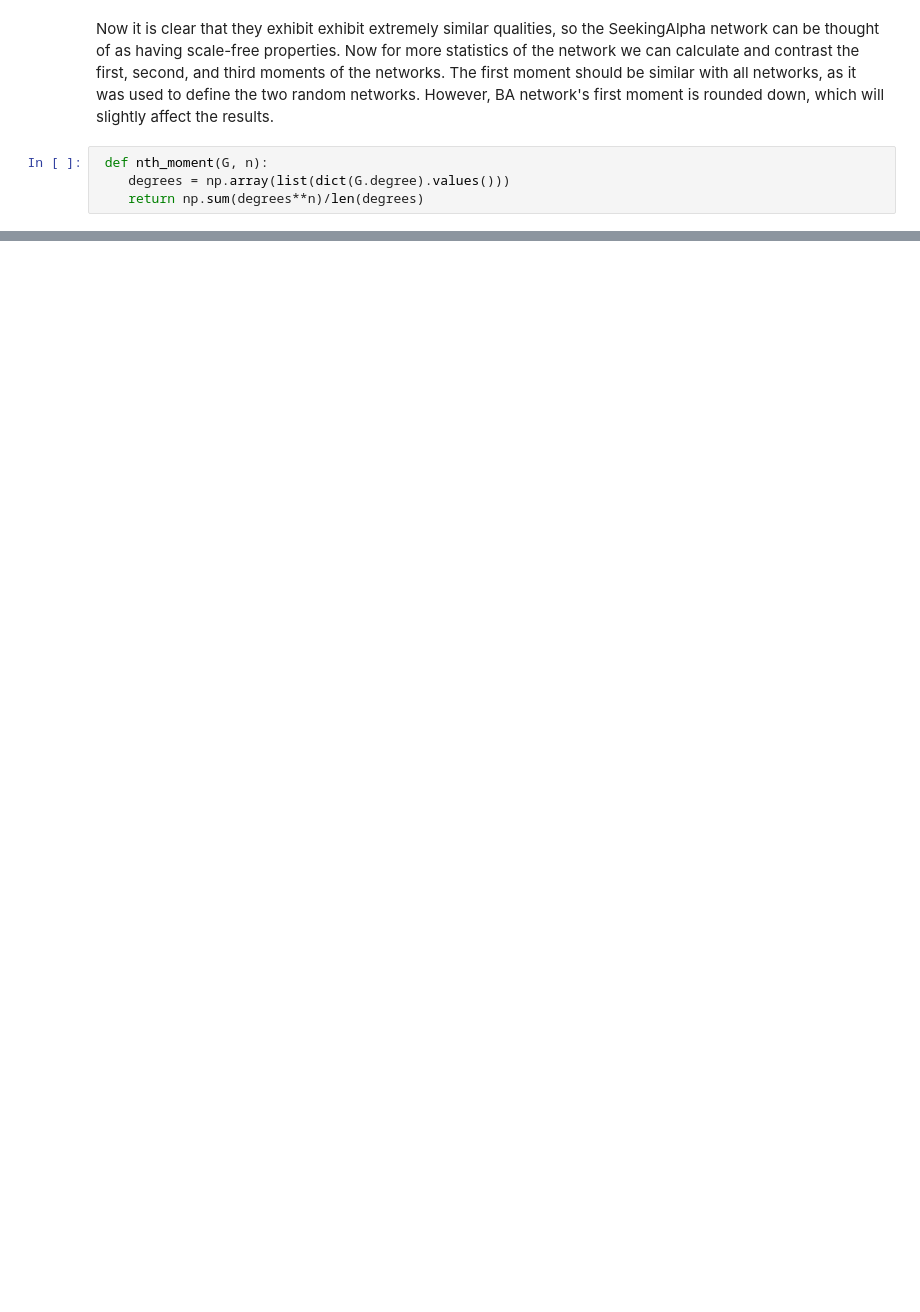
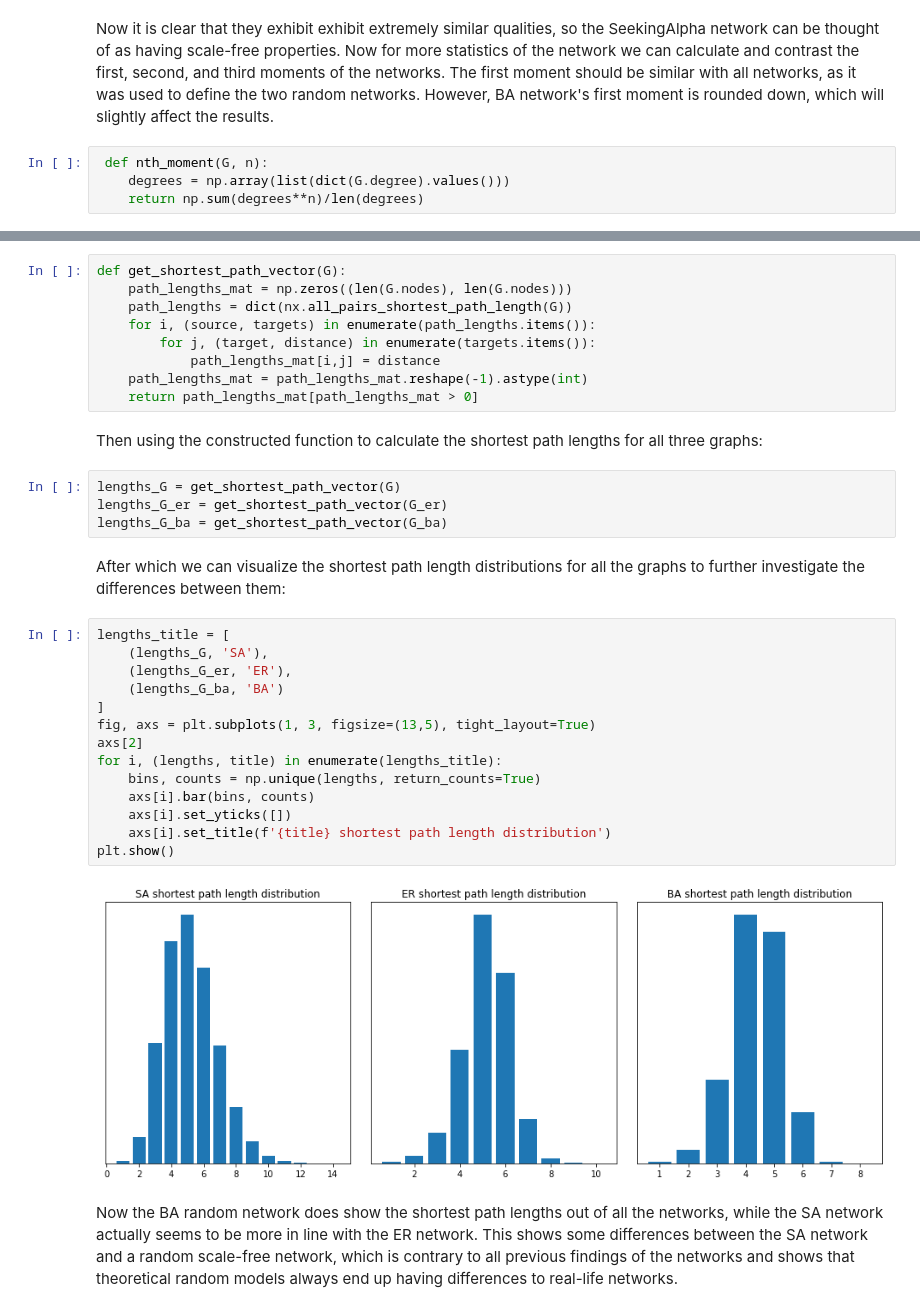
Before and after one commit to lassiraa/seekingalpha-network-analysis, a Jupyter notebook: statistical_analysis.ipynb, the cells around one changed output, grey strips where cells are left out. Saved outputs shown, nothing was run; the diff lists cells and outputs as text; blank space fills up the shorter version.

Commit message:
add density measure and further cleaning up

```diff
--- a/statistical_analysis.ipynb
+++ b/statistical_analysis.ipynb
@@ -105,0 +116,35 @@ Third moment of BA network: 1863.7211282597127
+# %%
+def get_shortest_path_vector(G):
+    path_lengths_mat = np.zeros((len(G.nodes), len(G.nodes)))
+    path_lengths = dict(nx.all_pairs_shortest_path_length(G))
+    for i, (source, targets) in enumerate(path_lengths.items()):
+        for j, (target, distance) in enumerate(targets.items()):
+            path_lengths_mat[i,j] = distance
+    path_lengths_mat = path_lengths_mat.reshape(-1).astype(int)
+    return path_lengths_mat[path_lengths_mat > 0]
+# %% [markdown]
+Then using the constructed function to calculate the shortest path lengths for all three graphs:
+# %%
+lengths_G = get_shortest_path_vector(G)
+lengths_G_er = get_shortest_path_vector(G_er)
+lengths_G_ba = get_shortest_path_vector(G_ba)
+# %% [markdown]
+After which we can visualize the shortest path length distributions for all the graphs to further investigate the differences between them:
+# %%
+lengths_title = [
+    (lengths_G, 'SA'),
+    (lengths_G_er, 'ER'),
+    (lengths_G_ba, 'BA')
+]
+fig, axs = plt.subplots(1, 3, figsize=(13,5), tight_layout=True)
+axs[2]
+for i, (lengths, title) in enumerate(lengths_title):
+    bins, counts = np.unique(lengths, return_counts=True)
+    axs[i].bar(bins, counts)
+    axs[i].set_yticks([])
+    axs[i].set_title(f'{title} shortest path length distribution')
+plt.show()
+# %% [output]
+[figure, added]
+# %% [markdown]
+Now the BA random network does show the shortest path lengths out of all the networks, while the SA network actually seems to be more in line with the ER network. This shows some differences between the SA network and a random scale-free network, which is contrary to all previous findings of the networks and shows that theoretical random models always end up having differences to real-life networks.
```
Also changed, not shown: parts of 11 cells of this notebook.
